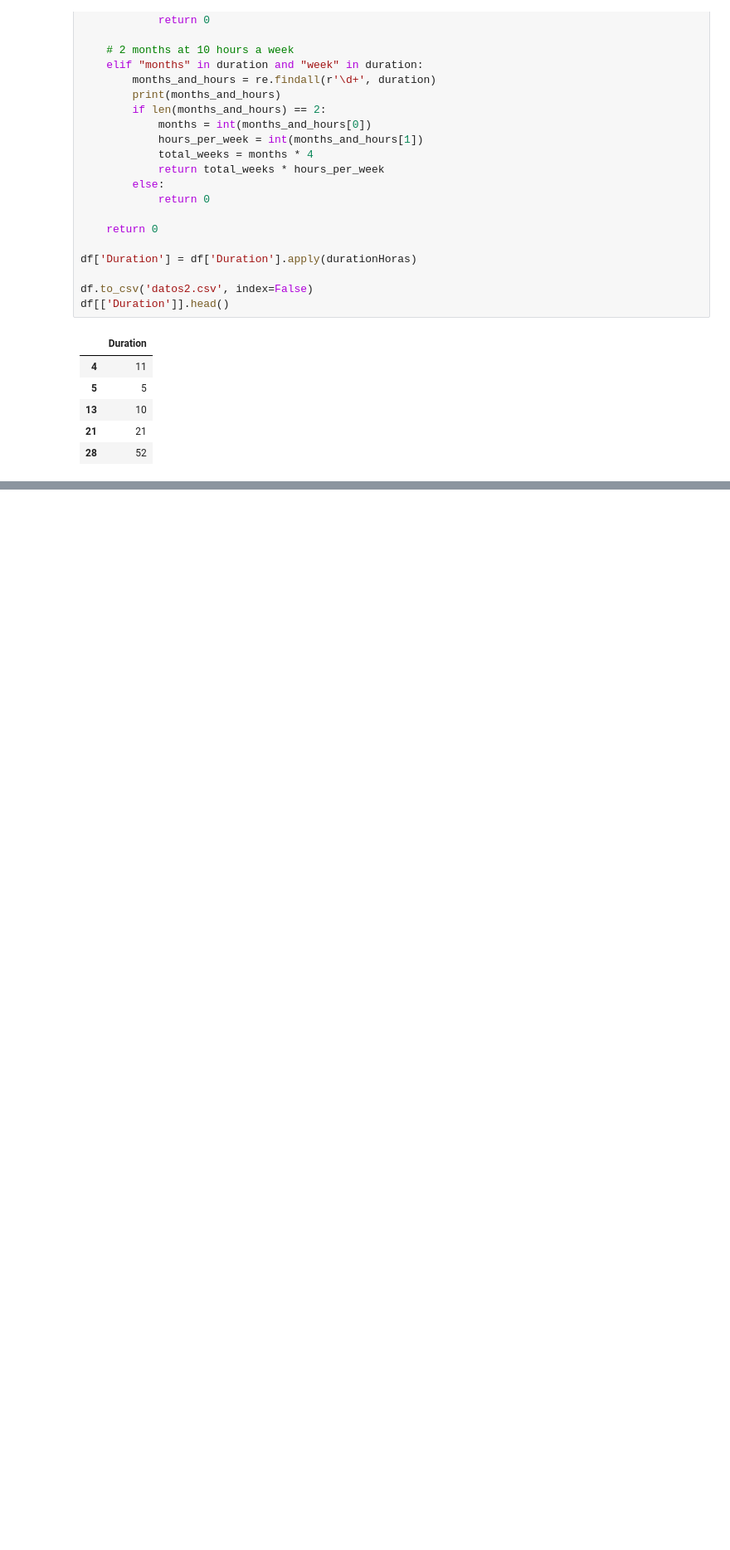
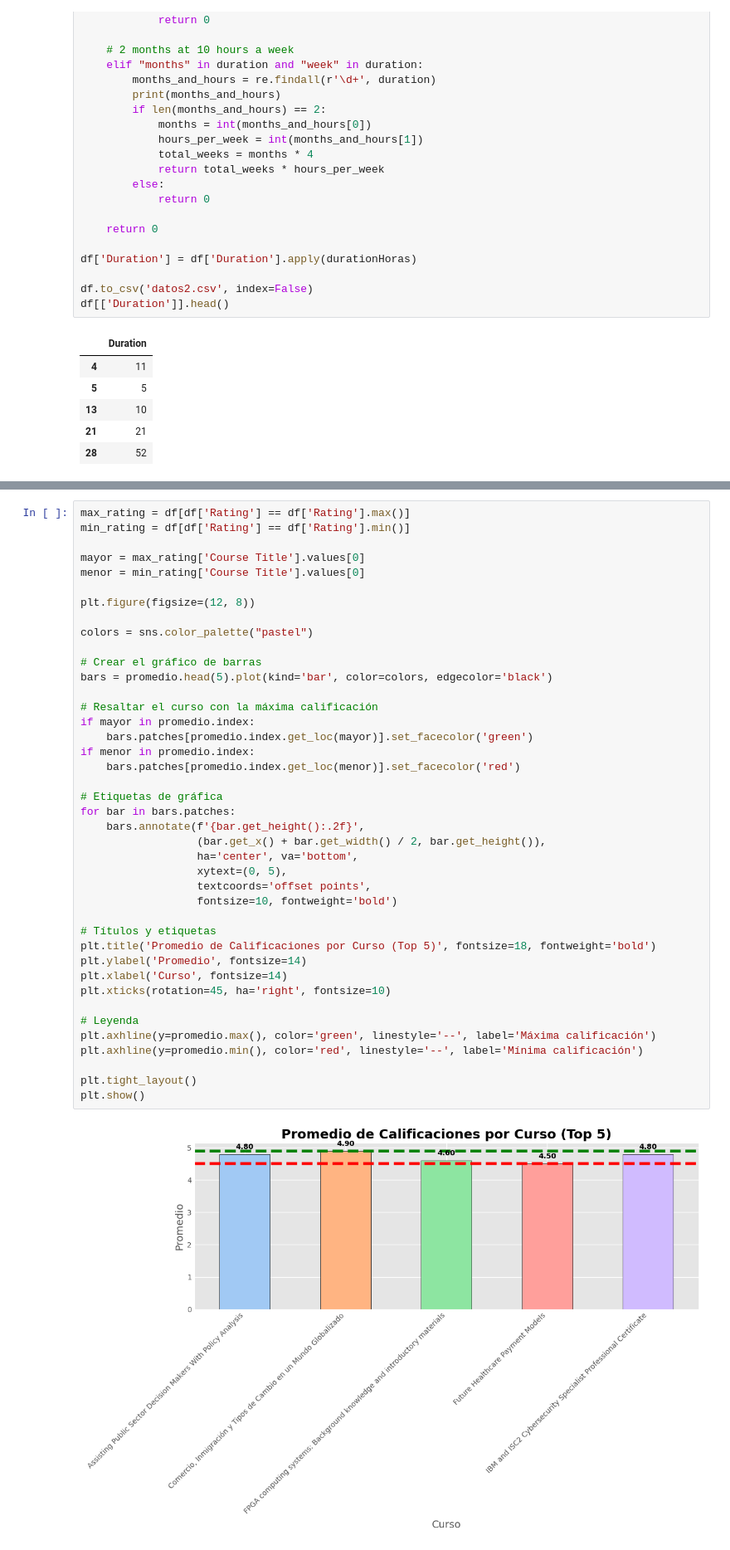
Before and after one commit to LorenaGarcia10SJ/-SS2-Seminario2_201700399, a Jupyter notebook: [SS2]Practica2_201700399/Practica2.ipynb, the cells around one changed output, grey strips where cells are left out. Shown at 83% size. Saved outputs shown, nothing was run; the diff lists cells and outputs as text; blank space fills up the shorter version.

Commit message:
Calculo: curso mayor y menor rating

```diff
--- a/[SS2]Practica2_201700399/Practica2.ipynb
+++ b/[SS2]Practica2_201700399/Practica2.ipynb
@@ -127,0 +159,43 @@ plt.show()
+# %%
+max_rating = df[df['Rating'] == df['Rating'].max()]
+min_rating = df[df['Rating'] == df['Rating'].min()]
+
+mayor = max_rating['Course Title'].values[0]
+menor = min_rating['Course Title'].values[0]
+
+plt.figure(figsize=(12, 8))
+
+colors = sns.color_palette("pastel")
+
+# Crear el gráfico de barras
+bars = promedio.head(5).plot(kind='bar', color=colors, edgecolor='black')
+
+# Resaltar el curso con la máxima calificación
+if mayor in promedio.index:
+    bars.patches[promedio.index.get_loc(mayor)].set_facecolor('green')
+if menor in promedio.index:
+    bars.patches[promedio.index.get_loc(menor)].set_facecolor('red')
+
+# Etiquetas de gráfica
+for bar in bars.patches:
+    bars.annotate(f'{bar.get_height():.2f}',
+                  (bar.get_x() + bar.get_width() / 2, bar.get_height()),
+                  ha='center', va='bottom',
+                  xytext=(0, 5),
+                  textcoords='offset points',
+                  fontsize=10, fontweight='bold')
+
+# Títulos y etiquetas
+plt.title('Promedio de Calificaciones por Curso (Top 5)', fontsize=18, fontweight='bold')
+plt.ylabel('Promedio', fontsize=14)
+plt.xlabel('Curso', fontsize=14)
+plt.xticks(rotation=45, ha='right', fontsize=10)
+
+# Leyenda
+plt.axhline(y=promedio.max(), color='green', linestyle='--', label='Máxima calificación')
+plt.axhline(y=promedio.min(), color='red', linestyle='--', label='Mínima calificación')
+
+plt.tight_layout()
+plt.show()
+# %% [output]
+[figure, added]
```
Also changed, not shown: parts of 10 cells of this notebook.
